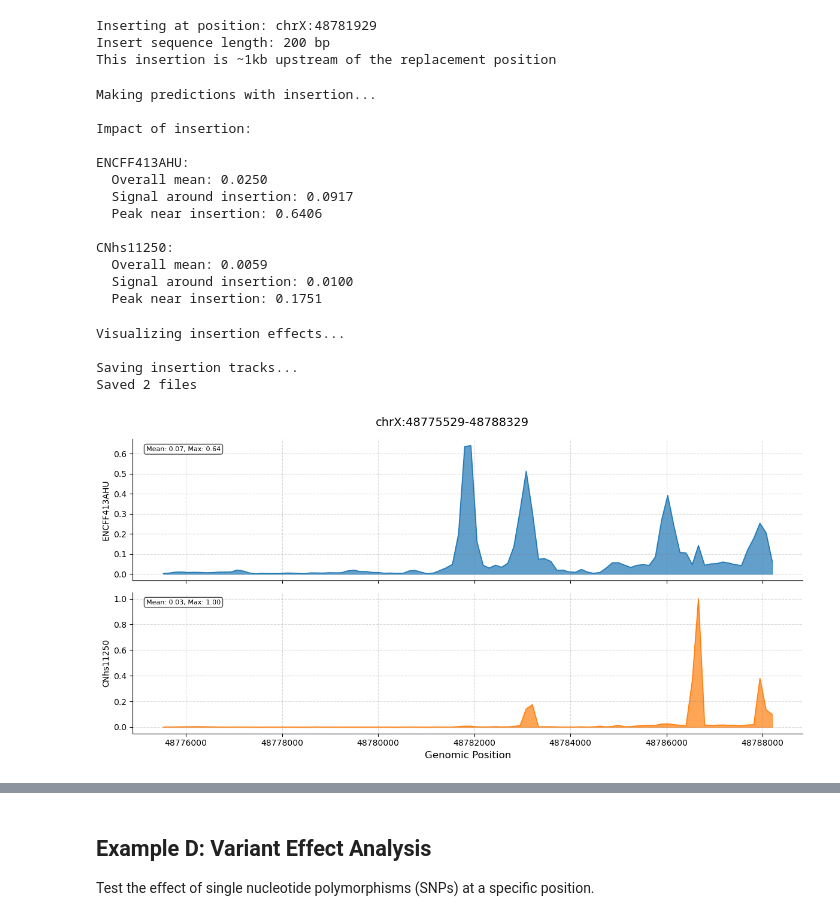
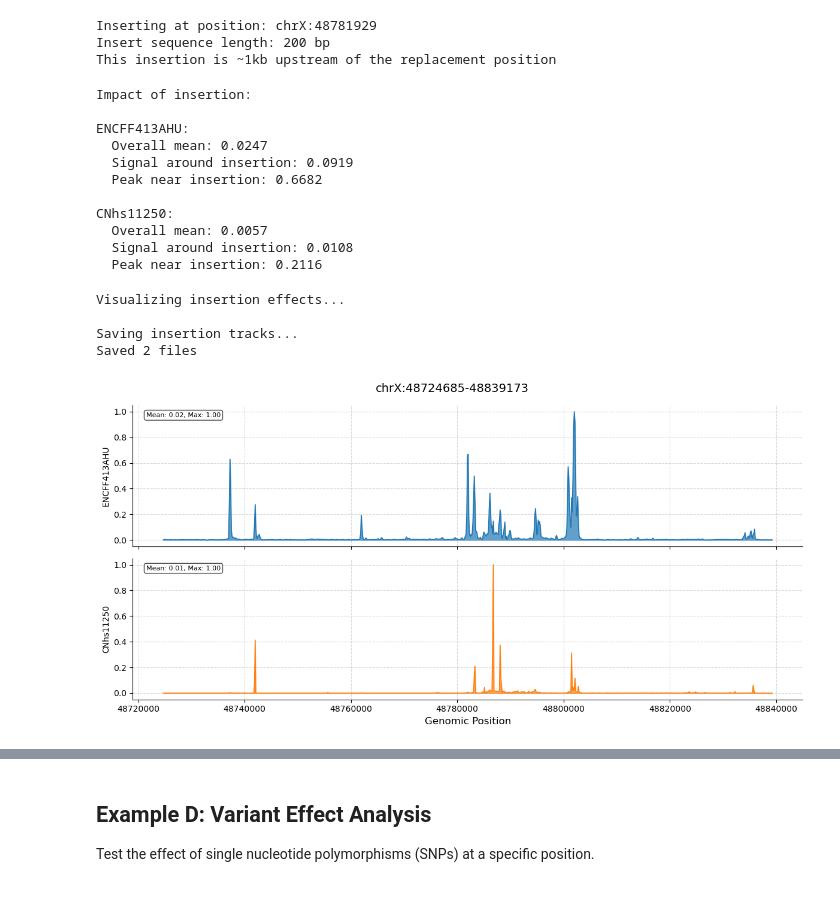
Before and after one commit to pinellolab/chorus, a Jupyter notebook: examples/gata1_comprehensive_analysis.ipynb, the cells around one changed output, grey strips where cells are left out. Saved outputs shown, nothing was run; the diff lists cells and outputs as text; code cells hidden in the pictures.

```diff
--- a/examples/gata1_comprehensive_analysis.ipynb
+++ b/examples/gata1_comprehensive_analysis.ipynb
@@ -593,88 +589,53 @@ This insertion is ~1kb upstream of the replacement position
 # %%
-# Make predictions with insertion
-print("\nMaking predictions with insertion...\n")
-insertion_results = oracle.predict_region_insertion_at(
-    genomic_position=insertion_pos,
-    seq=insert_seq,
-    assay_ids=track_ids,  # Using specific track IDs
-    create_tracks=False,
-    genome=str(genome_path)
-)
-
 # Analyze impact around insertion site
 print("Impact of insertion:")
 for track_id in track_ids:
     predictions = insertion_results['normalized_scores'][track_id]
     # Center of output is where insertion occurs
-    center = len(predictions) // 2
+    center = len(predictions.values) // 2
     window = 20
-    local_signal = predictions[center-window:center+window]
+    local_signal = predictions.values[center-window:center+window]
 
     print(f"\n{track_id}:")
-    print(f"  Overall mean: {np.mean(predictions):.4f}")
+    print(f"  Overall mean: {np.mean(predictions.values):.4f}")
     print(f"  Signal around insertion: {np.mean(local_signal):.4f}")
     print(f"  Peak near insertion: {np.max(local_signal):.4f}")
 # %% [output]
-Making predictions with insertion...
-
 Impact of insertion:
 
 ENCFF413AHU:
-  Overall mean: 0.0250
-  Signal around insertion: 0.0917
-  Peak near insertion: 0.6406
+  Overall mean: 0.0247
+  Signal around insertion: 0.0919
+  Peak near insertion: 0.6682
 
 CNhs11250:
-  Overall mean: 0.0059
-  Signal around insertion: 0.0100
-  Peak near insertion: 0.1751
+  Overall mean: 0.0057
+  Signal around insertion: 0.0108
+  Peak near insertion: 0.2116
 # %%
 # Visualize insertion effects with improved plotting
 print("Visualizing insertion effects...")
 
 # Save insertion tracks first
 print("\nSaving insertion tracks...")
-insert_position = 48781929
 
-insertion_files = oracle.save_predictions_as_bedgraph(
-    predictions=insertion_results['raw_predictions'],
-    chrom='chrX',
-    start=insert_position,
-    end=insert_position,  # For insertions, start=end at insertion point
+insertion_files =insertion_results['raw_predictions'].save_predictions_as_bedgraph(
     output_dir="bedgraph_outputs",
     prefix='c_insertion'
 )
+
 print(f"Saved {len(insertion_files)} files")
 
-# Get output window for visualization
-output_start, _ = oracle.get_output_window_coords(insert_position)
-
-# Focus on window around insertion
-center = len(insertion_results['normalized_scores'][track_ids[0]]) // 2
-window_start = center - 50
-window_end = center + 50
-
-# Create windowed data for visualization
-windowed_predictions = {
-    track_id: insertion_results['normalized_scores'][track_id][window_start:window_end]
-    for track_id in track_ids
-}
-
 visualize_chorus_predictions(
-    predictions=windowed_predictions,
-    chrom='chrX',
-    start=output_start + window_start * 128,
-    track_ids=track_ids,
-    output_file=None,
-    bin_size=128,
-    style='modern'
-)
+        predictions= insertion_results['normalized_scores'],
+        track_ids=track_ids,
+        output_file=None,)
 # %% [output]
 Visualizing insertion effects...
 
 Saving insertion tracks...
 Saved 2 files
-[figure, old version]
+[figure, new version]
 # %%
 # Create a full visualization of insertion results with pyGenomeTracks
 print("Creating full insertion visualization...")
```
Also changed, not shown: parts of 21 cells of this notebook, 9 other files.
